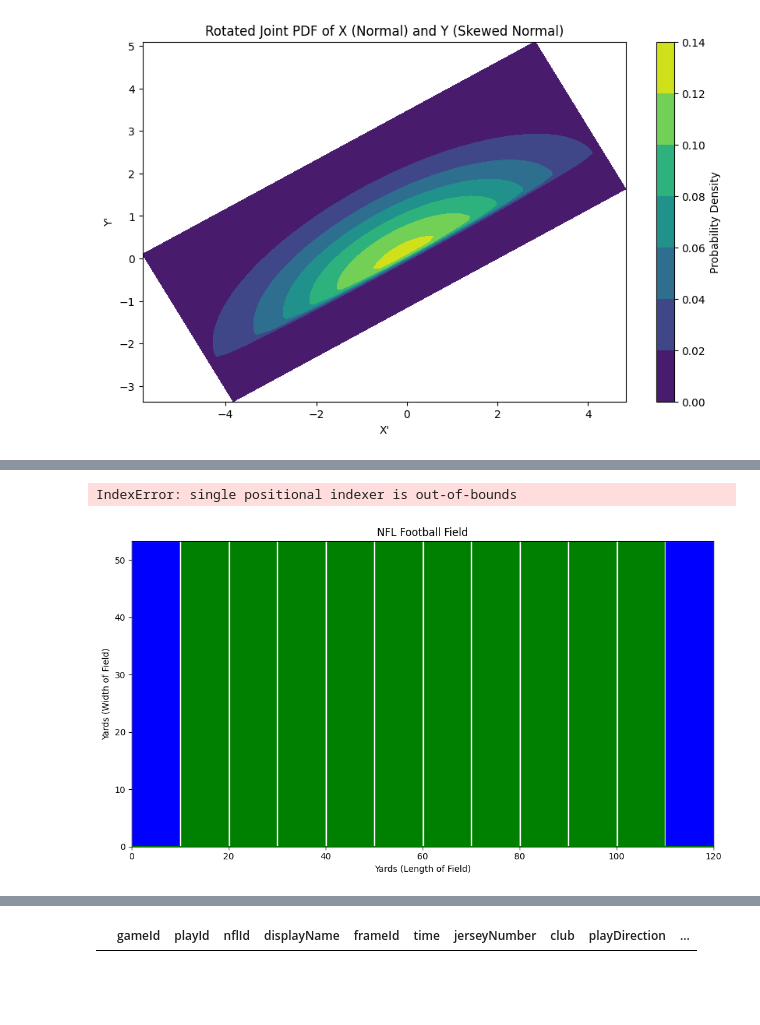
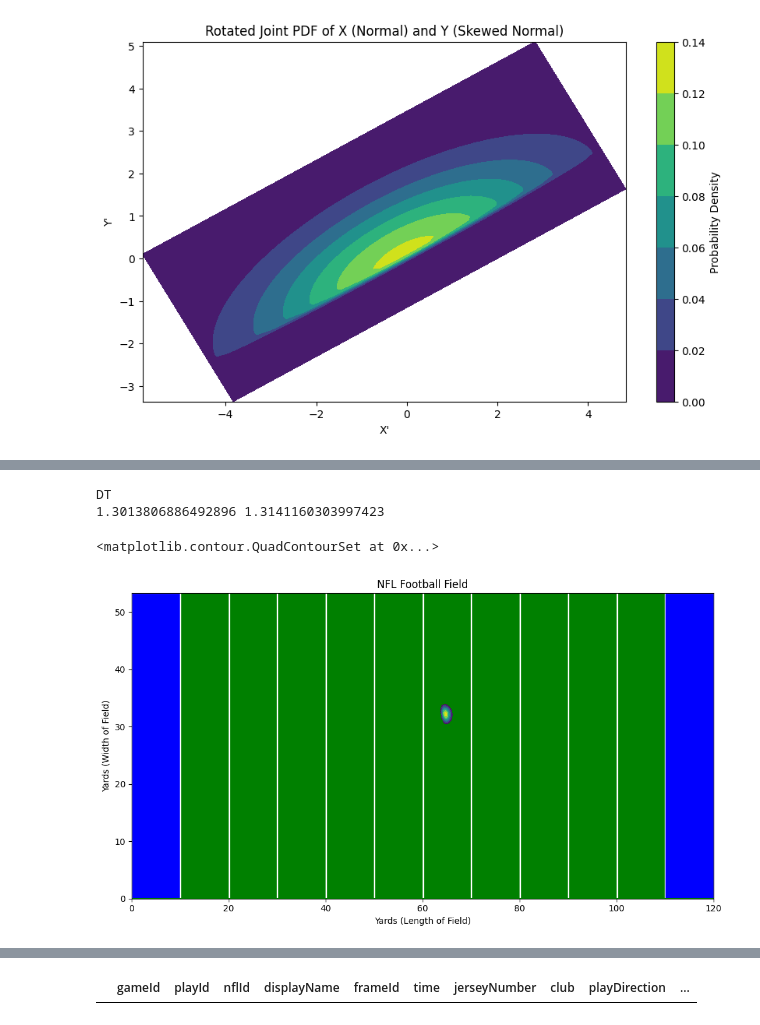
Before and after one commit to rudraravl/nfldatabowl2024, a Jupyter notebook: codemonkeynfl.ipynb, the cells around one changed output, grey strips where cells are left out. Saved outputs shown, nothing was run; the diff lists cells and outputs as text; code cells hidden in the pictures; blank space fills up the shorter version.

```diff
--- a/codemonkeynfl.ipynb
+++ b/codemonkeynfl.ipynb
@@ -348,6 +356,9 @@ print(len(play_nums))
 6141
 # %%
 valid = []
+
+def get_name(id):
+    return players[players['nflId'] == id]['displayName'].iloc[0]
 
 for game_id, play_id, start_frame, def_club in play_nums:
     #select play
@@ -359,10 +370,6 @@ for game_id, play_id, start_frame, def_club in play_nums:
     play_df = curr_play[(curr_play['frameId'] >= start_frame) & (curr_play['frameId'] <= end_frame)]
     # Filtering offensive players
     off_club = play_df[play_df['club'] != def_club]
-    if ((game_id == 2022091110) & (play_id == 1494)):
-        print(start_frame, end_frame)
-        curr_play.to_csv("ya")
-        break
     #getting start rows for defensive players
     start_frame_rows = play_df[(play_df['club'] == def_club) & (play_df['frameId'] == start_frame)]
     #ball_carrier_name = start_frame_rows['ballCarrierDisplayName'].iloc[0]
@@ -372,6 +379,11 @@ for game_id, play_id, start_frame, def_club in play_nums:
                                      [off_club[off_club['displayName'] == start_frame_rows['ballCarrierDisplayName'].iloc[0]]['x'].iloc[0],
                                       off_club[off_club['displayName'] == start_frame_rows['ballCarrierDisplayName'].iloc[0]]['y'].iloc[0]])
                           < potential_tackler_threshold)]
+    tackler_ids = tackles[(tackles['gameId'] == game_id) & (tackles['playId'] == play_id)]['nflId']
+    tackler_names = tackler_ids.apply(get_name).tolist()
+    for name in tackler_names:
+        if name not in valid_player_names:
+            valid_player_names.append(name)
     def_club_filtered = play_df[play_df['displayName'].isin(valid_player_names)]
     valid.extend([off_club, def_club_filtered])
 
@@ -639,5 +653,6 @@ for game_id, play_id, start_frame, def_club in play_nums:
 # %%
 #getting data
+from pprint import pprint
 ax = create_football_field()
 game_id, play_id = 2022090800,101
 curr_play = valid_players[(valid_players['gameId'] == game_id) & (valid_players['playId'] == play_id)]
@@ -650,39 +665,38 @@ player_x_sigma, player_y_sigma = position_stdevs[p][0][1], position_stdevs[p][1]
 player_x_sigma, player_y_sigma = max(1, player_x_sigma * math.sqrt(s)), max(1, player_y_sigma * math.sqrt(s))
 
 x_points = np.linspace(player_x_mu - (player_x_sigma*2), player_x_mu + (player_x_sigma*2), 70)
 y_points = np.linspace(player_y_mu - (player_y_sigma*2), player_y_mu + (player_y_sigma*2),  70)
 print(player_x_sigma, player_y_sigma)
 pdf_x_points = norm.pdf(x_points, loc = player_x_mu, scale=1)
 pdf_y_points = skewnorm.pdf(y_points, loc = player_y_mu, a = 2)
 
-pprint(pdf_x_points)
-pprint(pdf_y_points)
-
 X, Y = np.meshgrid(x_points, y_points)
 X_rot, Y_rot = np.empty_like(X), np.empty_like(Y)
 for i in range(X.shape[0]):
     for j in range(X.shape[1]):
-        X_rot[i, j], Y_rot[i, j] = rotate_point(X[i, j] - player_x, Y[i, j] - player_y, d)
+        X_rot[i, j], Y_rot[i, j] = rotate_point(X[i, j] - player_x, Y[i, j] - player_y, -d)
 
 # Shift back to player's position
 X_rot += player_x
 Y_rot += player_y
 
 # Compute the joint PDF on the rotated grid
 joint_pdf_rotated = np.outer(pdf_y_points, pdf_x_points)
 
 # Plotting the rotated joint PDF
 for i in range(len(joint_pdf_rotated)):
     for j in range(len(joint_pdf_rotated[i])):
         if joint_pdf_rotated[i][j] < .05:
             #print("aaaa")
             joint_pdf_rotated[i][j] = np.NaN
 
 #plotting jawn
 ax.contourf(X_rot, Y_rot, joint_pdf_rotated, cmap="viridis", alpha=1)
 # %% [output]
-IndexError: single positional indexer is out-of-bounds
+DT
+1.3013806886492896 1.3141160303997423
+<matplotlib.contour.QuadContourSet at 0x...>
-[figure, old version]
+[figure, new version]
 # %%
 import math
 import matplotlib.pyplot as plt
```
Also changed, not shown: parts of 8 cells of this notebook, 1 other file.
